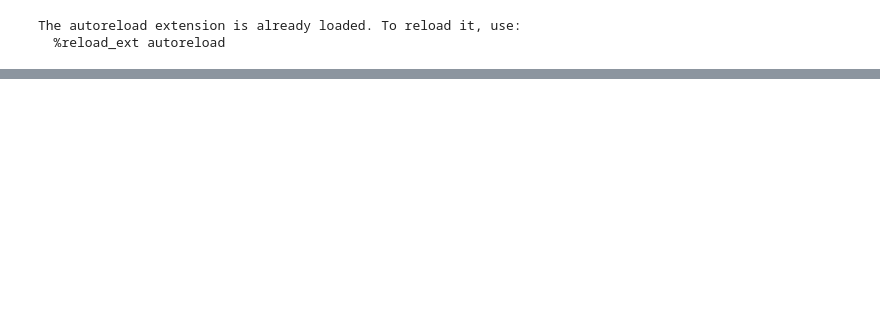
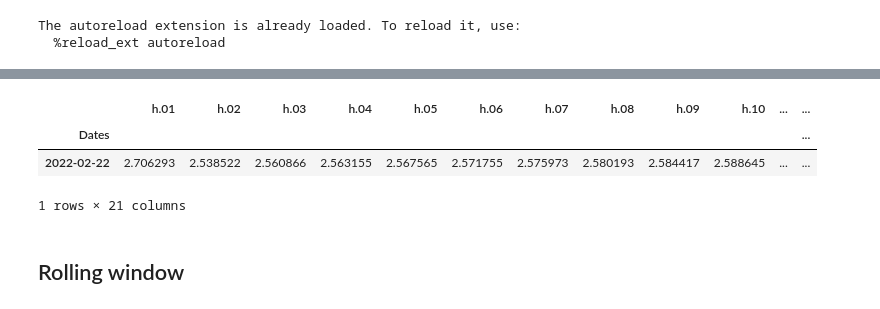
Before and after one commit to frederikbachdk/FXVolTrading, a Jupyter notebook: tradingstrategy/likelihood_analysis.ipynb, the cells around one changed output, grey strips where cells are left out. Cells and saved outputs as stored; diff of their text form; code cells hidden in the pictures; blank space fills up the shorter version.

```diff
--- a/tradingstrategy/likelihood_analysis.ipynb
+++ b/tradingstrategy/likelihood_analysis.ipynb
@@ -79,0 +85,11 @@ Name: resid, Length: 5760, dtype: float64
+# %%
+forecasts = model_fit.forecast(horizon=21, reindex=False)
+
+forecasts.variance
+# %% [output]
+|  | h.01 | h.02 | h.03 | h.04 | h.05 | h.06 | h.07 | h.08 | h.09 | h.10 | ... | ... |
+| Dates |  |  |  |  |  |  |  |  |  |  |  | ... |
+| 2022-02-22 | 2.706293 | 2.538522 | 2.560866 | 2.563155 | 2.567565 | 2.571755 | 2.575973 | 2.580193 | 2.584417 | 2.588645 | ... | ... |
+1 rows × 21 columns
+# %% [markdown]
+## Rolling window
```
Also changed, not shown: parts of 7 cells of this notebook, 5 other files.
